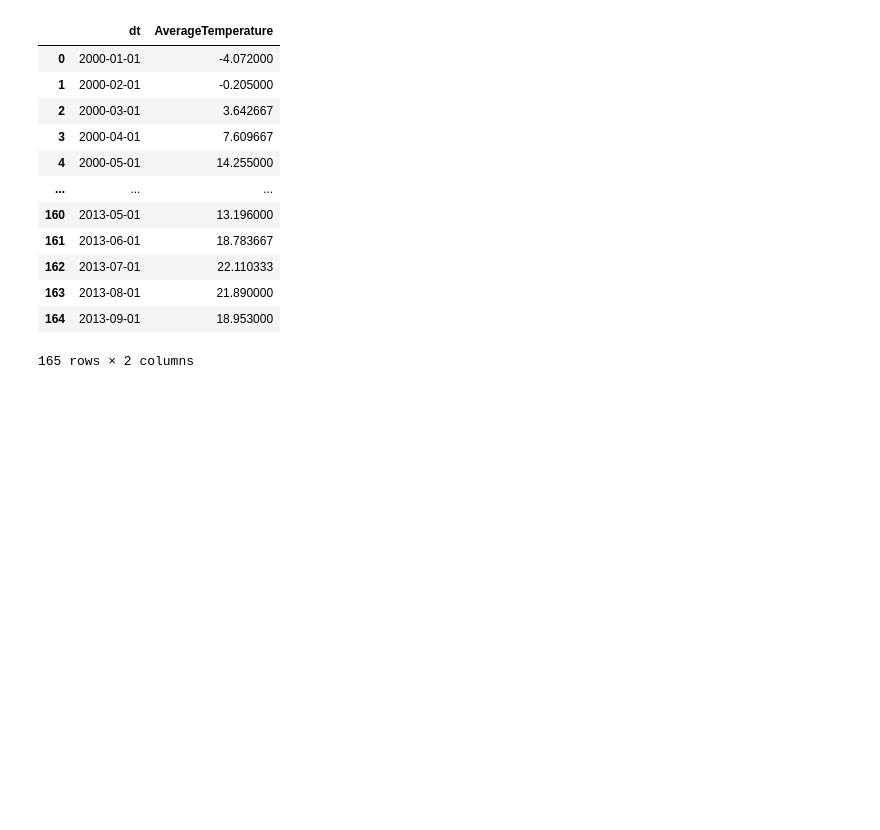
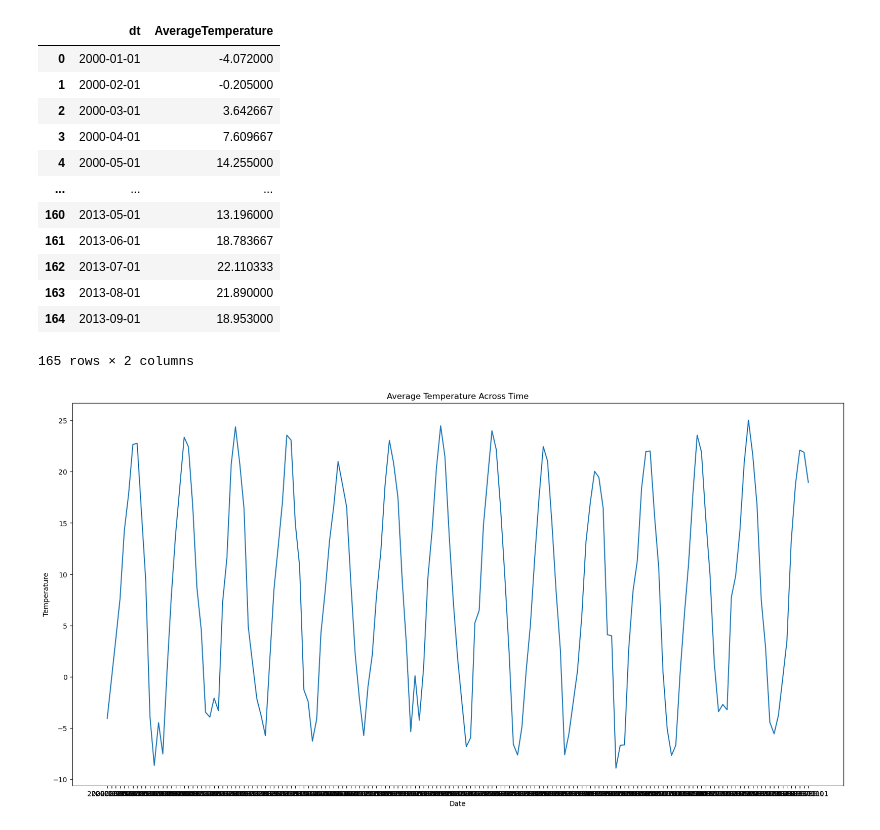
Before and after one commit to DeaconTCarreon/deacon_decal, a Jupyter notebook: homework9/homework9.ipynb, the cells around one changed output. Cells and saved outputs as stored; diff of their text form; code cells hidden in the pictures; blank space fills up the shorter version.

```diff
--- a/homework9/homework9.ipynb
+++ b/homework9/homework9.ipynb
@@ -56,3 +57,14 @@ avg_temps
 | 163 | 2013-08-01 | 21.890000 |
 | 164 | 2013-09-01 | 18.953000 |
 165 rows × 2 columns
+# %%
+# 1.3
+
+plt.figure(figsize=(20,10))
+plt.plot(avg_temps['dt'], avg_temps['AverageTemperature'])
+plt.xlabel('Date')
+plt.ylabel('Temperature')
+plt.title('Average Temperature Across Time')
+plt.show()
+# %% [output]
+[figure, added]
```
Also changed, not shown: parts of 9 cells of this notebook.
